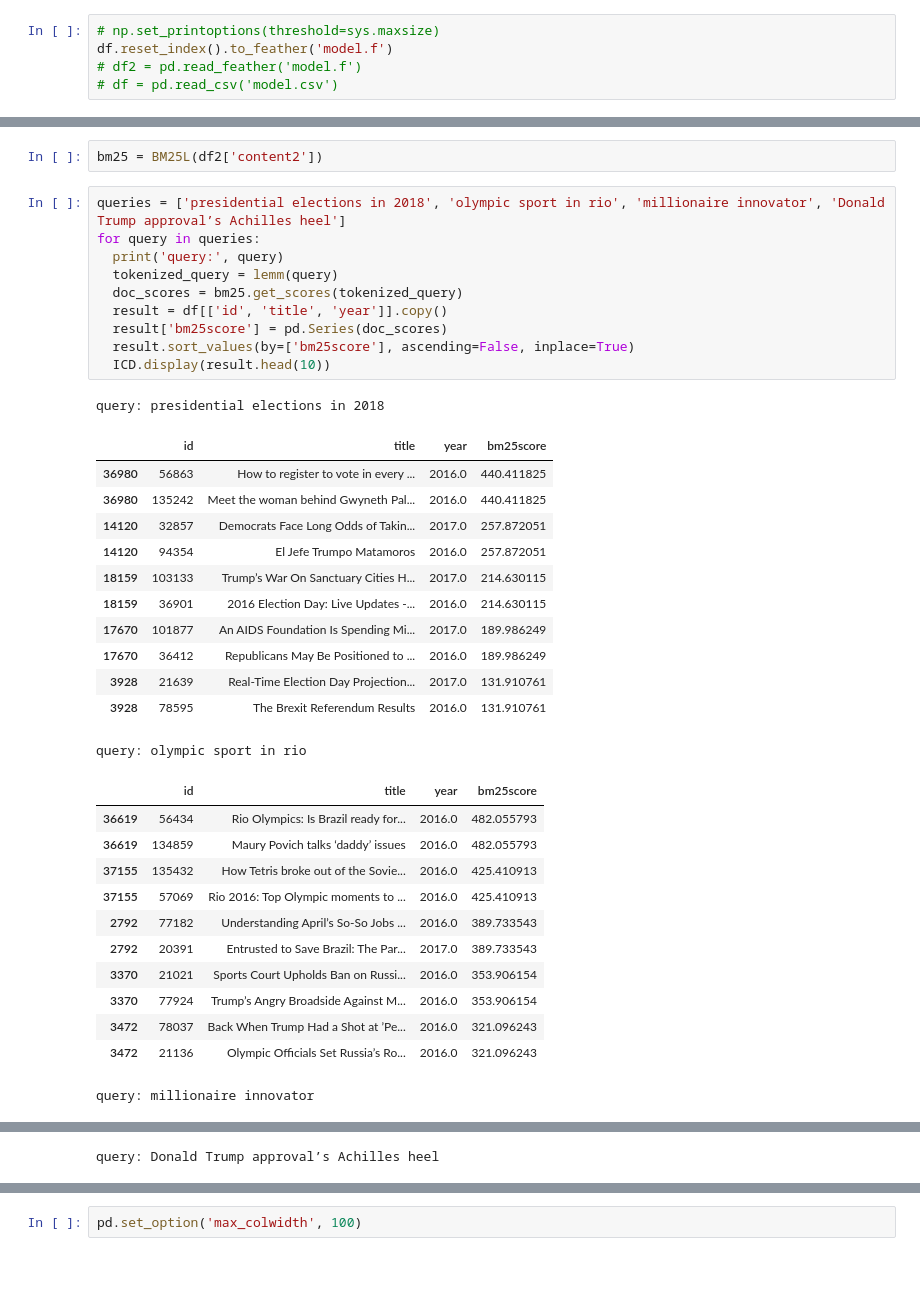
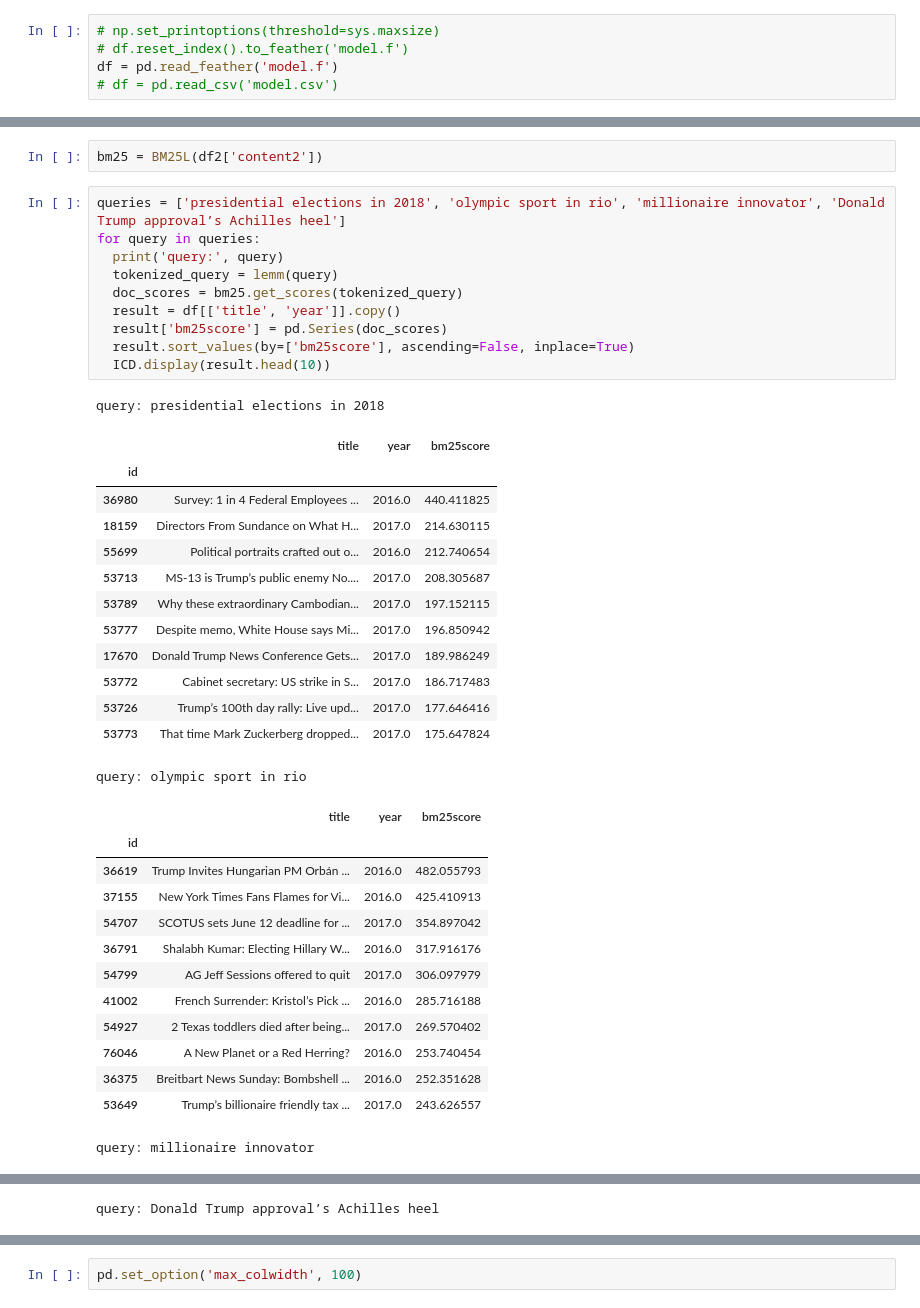
Before and after one commit to rinath/hacknu, a Jupyter notebook: Untitled2.ipynb, the cells around one changed output, grey strips where cells are left out. Drawn from its saved outputs; the diff is of its cells as text; blank space fills up the shorter version.

```diff
--- a/Untitled2.ipynb
+++ b/Untitled2.ipynb
@@ -78,8 +78,8 @@ def lemmatize(row):
 df['content2'] = df.apply(lemmatize, axis=1)
 # %%
 # np.set_printoptions(threshold=sys.maxsize)
-df.reset_index().to_feather('model.f')
-# df2 = pd.read_feather('model.f')
+# df.reset_index().to_feather('model.f')
+df = pd.read_feather('model.f')
 # df = pd.read_csv('model.csv')
 # %%
 import gc
@@ -91,36 +91,38 @@ bm25 = BM25L(df2['content2'])
 # %%
 queries = ['presidential elections in 2018', 'olympic sport in rio', 'millionaire innovator', 'Donald Trump approval’s Achilles heel']
 for query in queries:
   print('query:', query)
   tokenized_query = lemm(query)
   doc_scores = bm25.get_scores(tokenized_query)
-  result = df[['id', 'title', 'year']].copy()
+  result = df[['title', 'year']].copy()
   result['bm25score'] = pd.Series(doc_scores)
   result.sort_values(by=['bm25score'], ascending=False, inplace=True)
   ICD.display(result.head(10))
 # %% [output]
 query: presidential elections in 2018
-|  | id | title | year | bm25score |
-| 36980 | 56863 | How to register to vote in every ... | 2016.0 | 440.411825 |
-| 36980 | 135242 | Meet the woman behind Gwyneth Pal... | 2016.0 | 440.411825 |
-| 14120 | 32857 | Democrats Face Long Odds of Takin... | 2017.0 | 257.872051 |
-| 14120 | 94354 | El Jefe Trumpo Matamoros | 2016.0 | 257.872051 |
-| 18159 | 103133 | Trump’s War On Sanctuary Cities H... | 2017.0 | 214.630115 |
-| 18159 | 36901 | 2016 Election Day: Live Updates -... | 2016.0 | 214.630115 |
-| 17670 | 101877 | An AIDS Foundation Is Spending Mi... | 2017.0 | 189.986249 |
-| 17670 | 36412 | Republicans May Be Positioned to ... | 2016.0 | 189.986249 |
-| 3928 | 21639 | Real-Time Election Day Projection... | 2017.0 | 131.910761 |
-| 3928 | 78595 | The Brexit Referendum Results | 2016.0 | 131.910761 |
+|  | title | year | bm25score |
+| id |  |  |  |
+| 36980 | Survey: 1 in 4 Federal Employees ... | 2016.0 | 440.411825 |
+| 18159 | Directors From Sundance on What H... | 2017.0 | 214.630115 |
+| 55699 | Political portraits crafted out o... | 2016.0 | 212.740654 |
+| 53713 | MS-13 is Trump’s public enemy No.... | 2017.0 | 208.305687 |
+| 53789 | Why these extraordinary Cambodian... | 2017.0 | 197.152115 |
+| 53777 | Despite memo, White House says Mi... | 2017.0 | 196.850942 |
+| 17670 | Donald Trump News Conference Gets... | 2017.0 | 189.986249 |
+| 53772 | Cabinet secretary: US strike in S... | 2017.0 | 186.717483 |
+| 53726 | Trump’s 100th day rally: Live upd... | 2017.0 | 177.646416 |
+| 53773 | That time Mark Zuckerberg dropped... | 2017.0 | 175.647824 |
 query: olympic sport in rio
-|  | id | title | year | bm25score |
-| 36619 | 56434 | Rio Olympics: Is Brazil ready for... | 2016.0 | 482.055793 |
-| 36619 | 134859 | Maury Povich talks ‘daddy’ issues | 2016.0 | 482.055793 |
-| 37155 | 135432 | How Tetris broke out of the Sovie... | 2016.0 | 425.410913 |
-| 37155 | 57069 | Rio 2016: Top Olympic moments to ... | 2016.0 | 425.410913 |
-| 2792 | 77182 | Understanding April’s So-So Jobs ... | 2016.0 | 389.733543 |
-| 2792 | 20391 | Entrusted to Save Brazil: The Par... | 2017.0 | 389.733543 |
-| 3370 | 21021 | Sports Court Upholds Ban on Russi... | 2016.0 | 353.906154 |
-| 3370 | 77924 | Trump’s Angry Broadside Against M... | 2016.0 | 353.906154 |
-| 3472 | 78037 | Back When Trump Had a Shot at ’Pe... | 2016.0 | 321.096243 |
-| 3472 | 21136 | Olympic Officials Set Russia’s Ro... | 2016.0 | 321.096243 |
+|  | title | year | bm25score |
+| id |  |  |  |
+| 36619 | Trump Invites Hungarian PM Orbán ... | 2016.0 | 482.055793 |
+| 37155 | New York Times Fans Flames for Vi... | 2016.0 | 425.410913 |
+| 54707 | SCOTUS sets June 12 deadline for ... | 2017.0 | 354.897042 |
+| 36791 | Shalabh Kumar: Electing Hillary W... | 2016.0 | 317.916176 |
+| 54799 | AG Jeff Sessions offered to quit | 2017.0 | 306.097979 |
+| 41002 | French Surrender: Kristol’s Pick ... | 2016.0 | 285.716188 |
+| 54927 | 2 Texas toddlers died after being... | 2017.0 | 269.570402 |
+| 76046 | A New Planet or a Red Herring? | 2016.0 | 253.740454 |
+| 36375 | Breitbart News Sunday: Bombshell ... | 2016.0 | 252.351628 |
+| 53649 | Trump’s billionaire friendly tax ... | 2017.0 | 243.626557 |
 query: millionaire innovator
```
Also changed, not shown: parts of 4 cells of this notebook.
